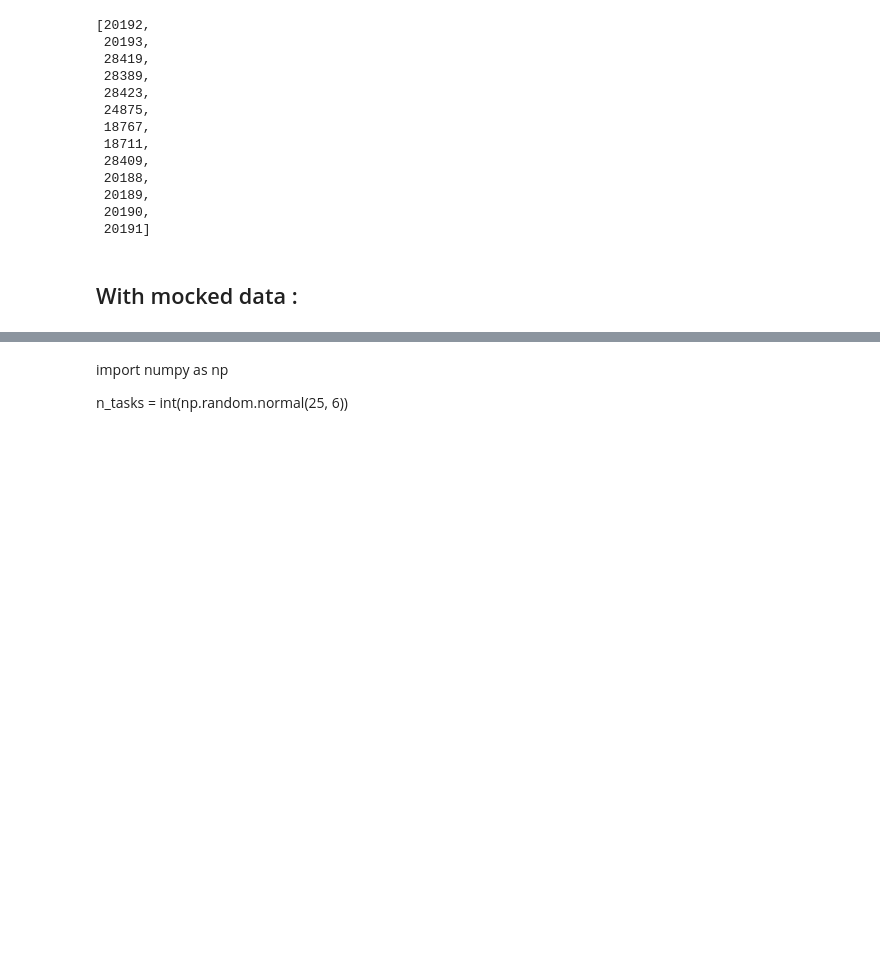
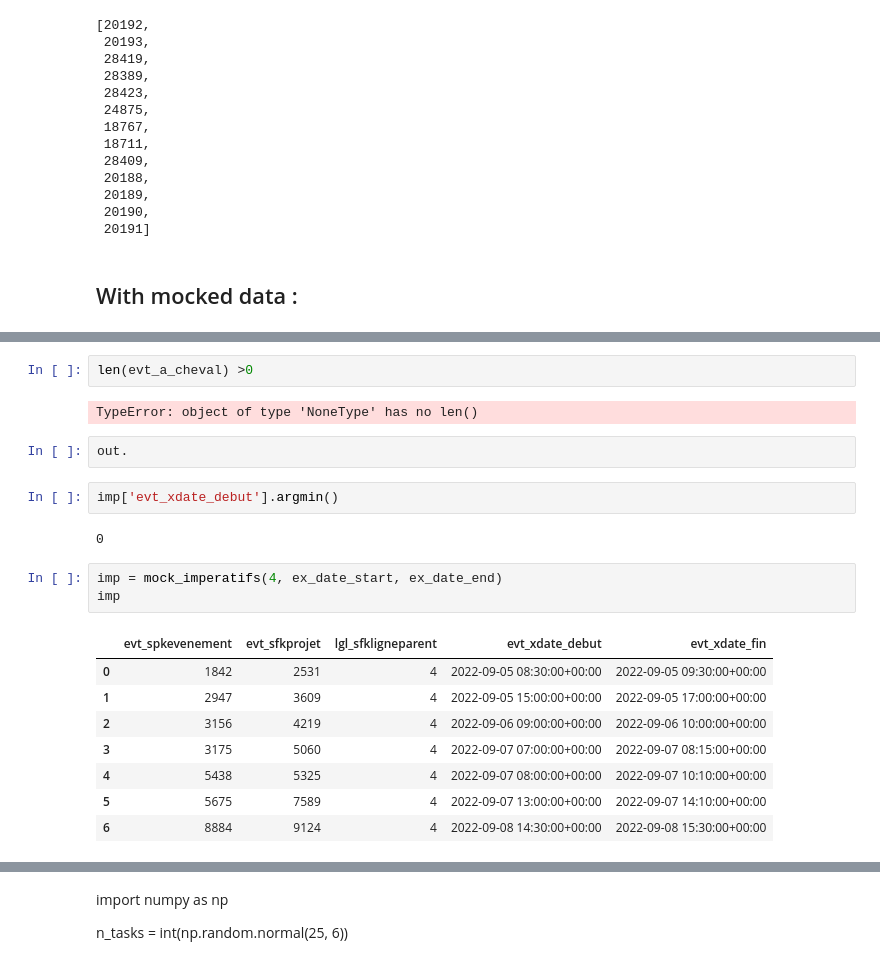
Before and after one commit to antoineperrot/teamber-IA_microservice, a Jupyter notebook: PO_dev.ipynb, the cells around one changed output, grey strips where cells are left out. Cells and saved outputs as stored; diff of their text form; blank space fills up the shorter version.

```diff
--- a/PO_dev.ipynb
+++ b/PO_dev.ipynb
@@ -192,0 +221,22 @@ KeyError: "None of [Int64Index([1002, 1002, 1002, 1248, 1577, 1577, 1577, 3607,
+# %%
+len(evt_a_cheval) >0
+# %% [output]
+TypeError: object of type 'NoneType' has no len()
+# %%
+out.
+# %%
+imp['evt_xdate_debut'].argmin()
+# %% [output]
+0
+# %%
+imp = mock_imperatifs(4, ex_date_start, ex_date_end)
+imp
+# %% [output]
+|  | evt_spkevenement | evt_sfkprojet | lgl_sfkligneparent | evt_xdate_debut | evt_xdate_fin |
+| 0 | 1842 | 2531 | 4 | 2022-09-05 08:30:00+00:00 | 2022-09-05 09:30:00+00:00 |
+| 1 | 2947 | 3609 | 4 | 2022-09-05 15:00:00+00:00 | 2022-09-05 17:00:00+00:00 |
+| 2 | 3156 | 4219 | 4 | 2022-09-06 09:00:00+00:00 | 2022-09-06 10:00:00+00:00 |
+| 3 | 3175 | 5060 | 4 | 2022-09-07 07:00:00+00:00 | 2022-09-07 08:15:00+00:00 |
+| 4 | 5438 | 5325 | 4 | 2022-09-07 08:00:00+00:00 | 2022-09-07 10:10:00+00:00 |
+| 5 | 5675 | 7589 | 4 | 2022-09-07 13:00:00+00:00 | 2022-09-07 14:10:00+00:00 |
+| 6 | 8884 | 9124 | 4 | 2022-09-08 14:30:00+00:00 | 2022-09-08 15:30:00+00:00 |
```
Also changed, not shown: parts of 42 cells of this notebook, 7 other files.
